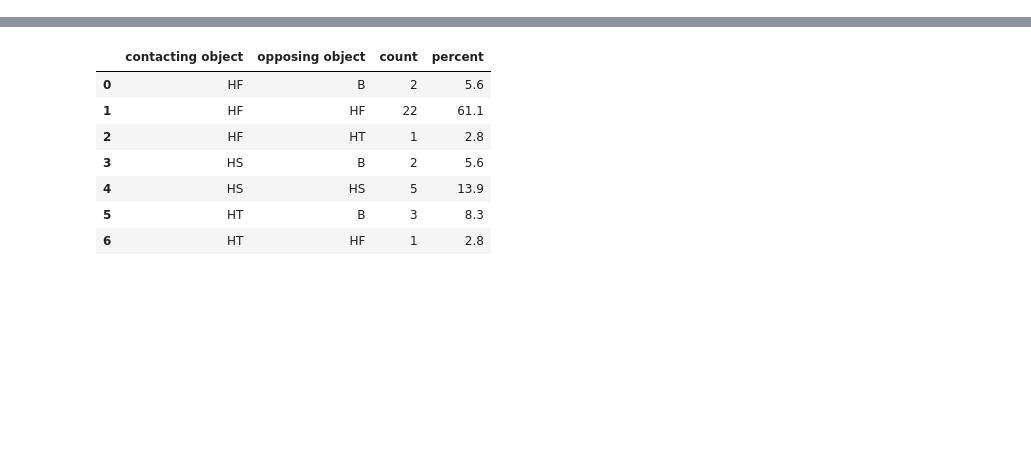
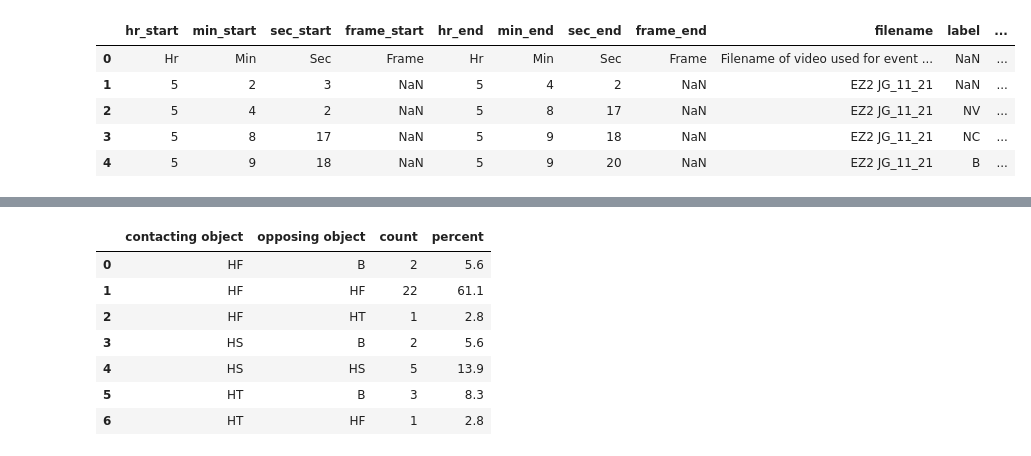
Before and after one commit to ethanzh/stanford-mouthguard, a Jupyter notebook: Analysis.ipynb, the cells around one changed output, grey strips where cells are left out. Cells and saved outputs as stored; diff of their text form; code cells hidden in the pictures; blank space fills up the shorter version.

```diff
--- a/Analysis.ipynb
+++ b/Analysis.ipynb
@@ -12,3 +12,8 @@ def load_files(practice_num):
     sl = pd.read_csv(os.path.join('practices', practice_num, 'sl.csv'))
 
     return ez, sl
+# %%
+# Test data for visualisation purposes
+
+test_ez, test_sl = load_files(1)  # Test
+test_ez.head()
@@ -15,12 +27,22 @@ def load_files(practice_num):
 # %%
 # Name columns
 
 def name_columns(ez, sl):
     columns = ['hr_start', 'min_start', 'sec_start', 'frame_start', 'hr_end', 'min_end', 'sec_end', 'frame_end', 'filename', 'label', 'contacting object', 'opposing object', 'comments']
     ez.columns = columns
     sl.columns = columns
 
     return ez, sl
+
+test_ez, test_sl = name_columns(test_ez, test_sl)
+test_ez.head()
+# %% [output]
+|  | hr_start | min_start | sec_start | frame_start | hr_end | min_end | sec_end | frame_end | filename | label | ... |
+| 0 | Hr | Min | Sec | Frame | Hr | Min | Sec | Frame | Filename of video used for event ... | NaN | ... |
+| 1 | 5 | 2 | 3 | NaN | 5 | 4 | 2 | NaN | EZ2 JG_11_21 | NaN | ... |
+| 2 | 5 | 4 | 2 | NaN | 5 | 8 | 17 | NaN | EZ2 JG_11_21 | NV | ... |
+| 3 | 5 | 8 | 17 | NaN | 5 | 9 | 18 | NaN | EZ2 JG_11_21 | NC | ... |
+| 4 | 5 | 9 | 18 | NaN | 5 | 9 | 20 | NaN | EZ2 JG_11_21 | B | ... |
 # %%
 # Get columns of interest
 
```
Also changed, not shown: parts of 18 cells of this notebook, 1 other file.
